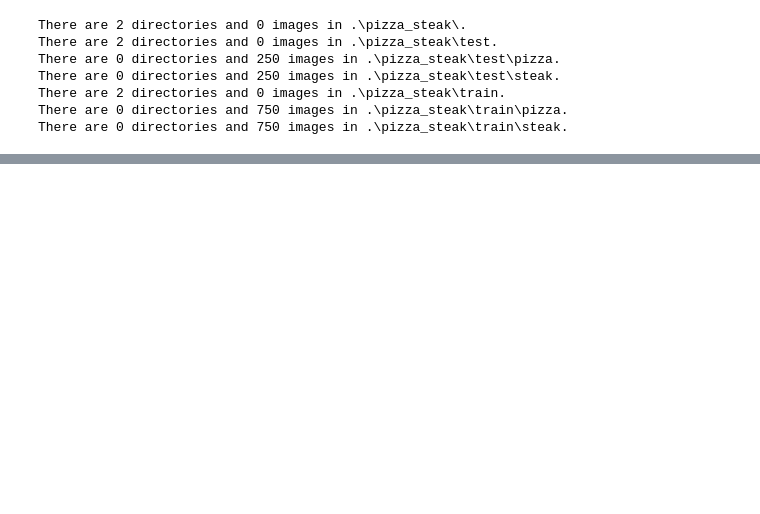
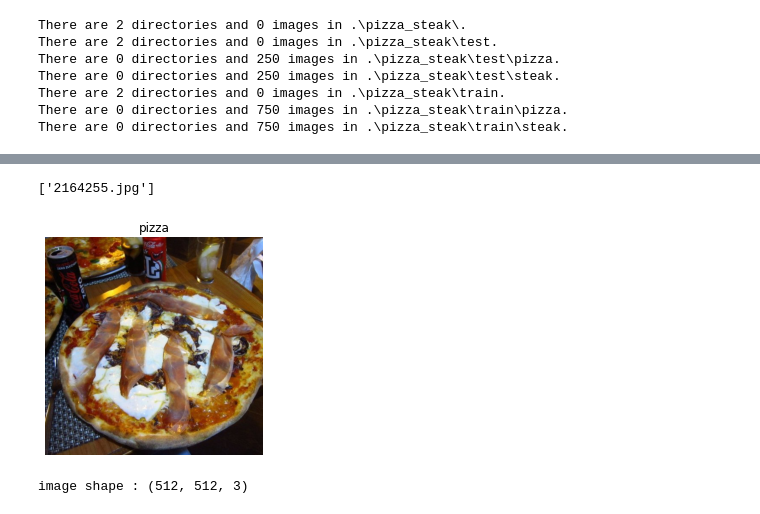
Before and after one commit to kavinda-ravishan/TensorFlow_Developer_Certificate_in_2021_Zero_to_Mastery, a Jupyter notebook: 5. Computer Vision and Convolutional Neural Networks in TensorFlow/app.ipynb, the cells around one changed output, grey strips where cells are left out. Cells and saved outputs as stored; diff of their text form; code cells hidden in the pictures; blank space fills up the shorter version.

```diff
--- a/5. Computer Vision and Convolutional Neural Networks in TensorFlow/app.ipynb
+++ b/5. Computer Vision and Convolutional Neural Networks in TensorFlow/app.ipynb
@@ -104,0 +132,6 @@ There are 0 directories and 750 images in .\pizza_steak\train\steak.
+# %%
+img = view_random_images(target_dir='.\\pizza_steak\\train\\', target_class='pizza')
+# %% [output]
+['2164255.jpg']
+[figure, added]
+image shape : (512, 512, 3)
```
Also changed, not shown: parts of 15 cells of this notebook.
